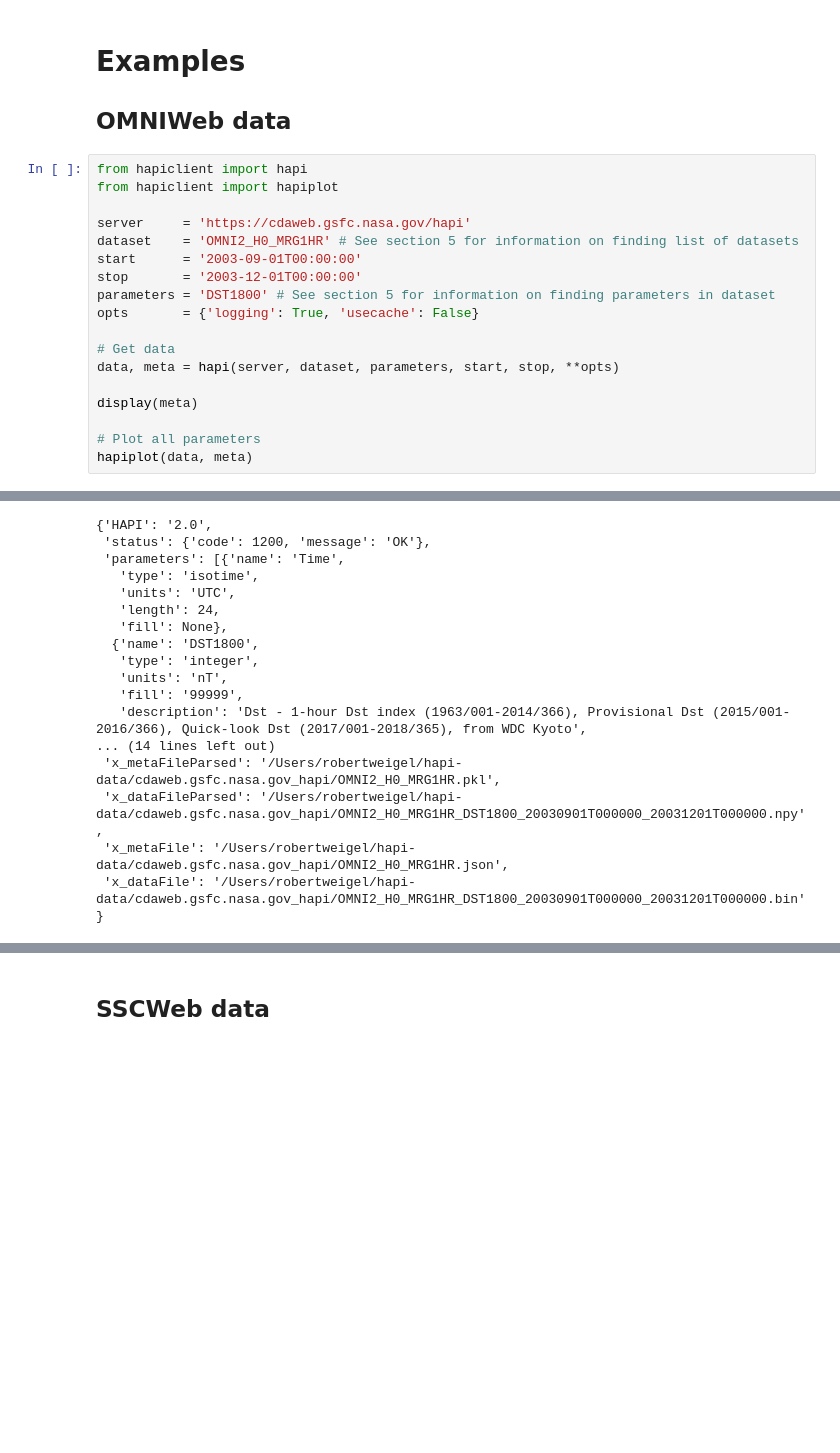
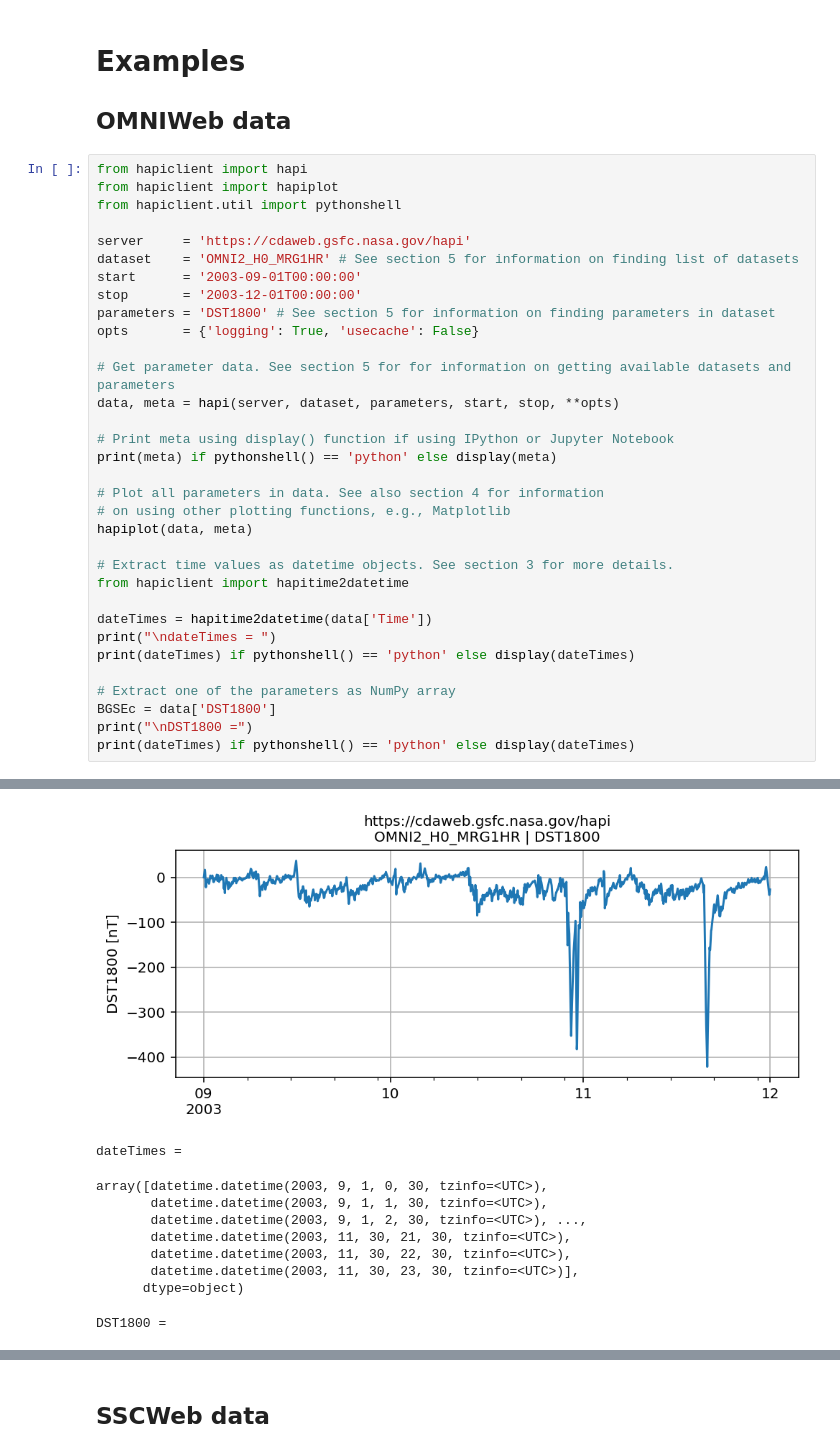
Before and after one commit to hapi-server/client-python-notebooks, a Jupyter notebook: hapi_demo.ipynb, the cells around one changed output, grey strips where cells are left out. Cells and saved outputs as stored; diff of their text form; blank space fills up the shorter version.

```diff
--- a/hapi_demo.ipynb
+++ b/hapi_demo.ipynb
@@ -62,6 +81,7 @@ hapi(*args, **kwargs)
 # %%
 from hapiclient import hapi
 from hapiclient import hapiplot
+from hapiclient.util import pythonshell
 
 server     = 'https://cdaweb.gsfc.nasa.gov/hapi'
 dataset    = 'OMNI2_H0_MRG1HR' # See section 5 for information on finding list of datasets
@@ -70,11 +90,25 @@ stop       = '2003-12-01T00:00:00'
 parameters = 'DST1800' # See section 5 for information on finding parameters in dataset
 opts       = {'logging': True, 'usecache': False}
 
-# Get data
+# Get parameter data. See section 5 for for information on getting available datasets and parameters
 data, meta = hapi(server, dataset, parameters, start, stop, **opts)
 
-display(meta)
+# Print meta using display() function if using IPython or Jupyter Notebook
+print(meta) if pythonshell() == 'python' else display(meta)
 
-# Plot all parameters
+# Plot all parameters in data. See also section 4 for information
+# on using other plotting functions, e.g., Matplotlib
 hapiplot(data, meta)
+
+# Extract time values as datetime objects. See section 3 for more details.
+from hapiclient import hapitime2datetime
+
+dateTimes = hapitime2datetime(data['Time'])
+print("\ndateTimes = ")
+print(dateTimes) if pythonshell() == 'python' else display(dateTimes)
+
+# Extract one of the parameters as NumPy array
+BGSEc = data['DST1800']
+print("\nDST1800 =")
+print(dateTimes) if pythonshell() == 'python' else display(dateTimes)
 # %% [output]
@@ -109,17 +142,10 @@ hapi(): Writing cdaweb.gsfc.nasa.gov_hapi/OMNI2_H0_MRG1HR_DST1800_20030901T00000
+[figure, added]
-{'HAPI': '2.0',
- 'status': {'code': 1200, 'message': 'OK'},
- 'parameters': [{'name': 'Time',
-   'type': 'isotime',
-   'units': 'UTC',
-   'length': 24,
-   'fill': None},
-  {'name': 'DST1800',
-   'type': 'integer',
-   'units': 'nT',
-   'fill': '99999',
-   'description': 'Dst - 1-hour Dst index (1963/001-2014/366), Provisional Dst (2015/001-2016/366), Quick-look Dst (2017/001-2018/365), from WDC Kyoto',
-... (14 lines left out)
- 'x_metaFileParsed': '/Users/robertweigel/hapi-data/cdaweb.gsfc.nasa.gov_hapi/OMNI2_H0_MRG1HR.pkl',
- 'x_dataFileParsed': '/Users/robertweigel/hapi-data/cdaweb.gsfc.nasa.gov_hapi/OMNI2_H0_MRG1HR_DST1800_20030901T000000_20031201T000000.npy',
- 'x_metaFile': '/Users/robertweigel/hapi-data/cdaweb.gsfc.nasa.gov_hapi/OMNI2_H0_MRG1HR.json',
- 'x_dataFile': '/Users/robertweigel/hapi-data/cdaweb.gsfc.nasa.gov_hapi/OMNI2_H0_MRG1HR_DST1800_20030901T000000_20031201T000000.bin'}
+dateTimes =
+array([datetime.datetime(2003, 9, 1, 0, 30, tzinfo=<UTC>),
+       datetime.datetime(2003, 9, 1, 1, 30, tzinfo=<UTC>),
+       datetime.datetime(2003, 9, 1, 2, 30, tzinfo=<UTC>), ...,
+       datetime.datetime(2003, 11, 30, 21, 30, tzinfo=<UTC>),
+       datetime.datetime(2003, 11, 30, 22, 30, tzinfo=<UTC>),
+       datetime.datetime(2003, 11, 30, 23, 30, tzinfo=<UTC>)],
+      dtype=object)
+DST1800 =
```
Also changed, not shown: parts of 30 cells of this notebook.
